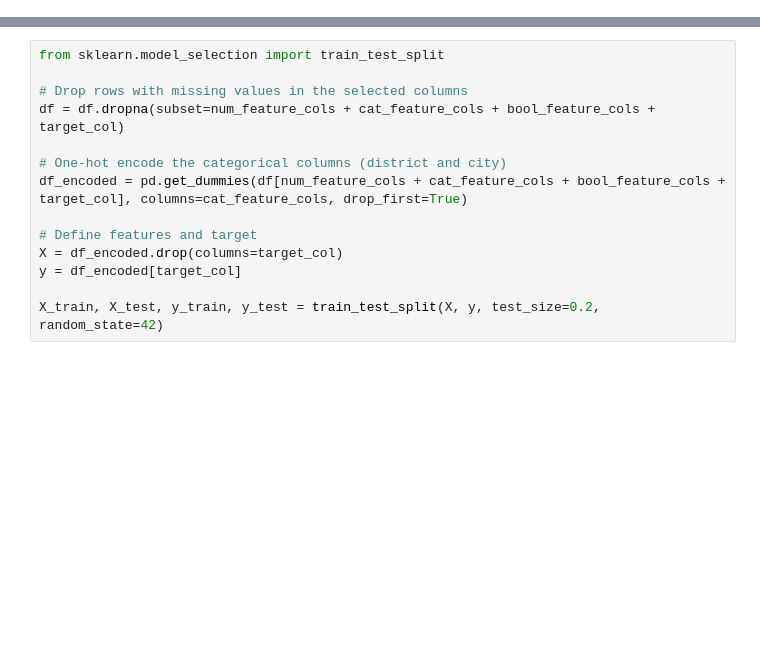
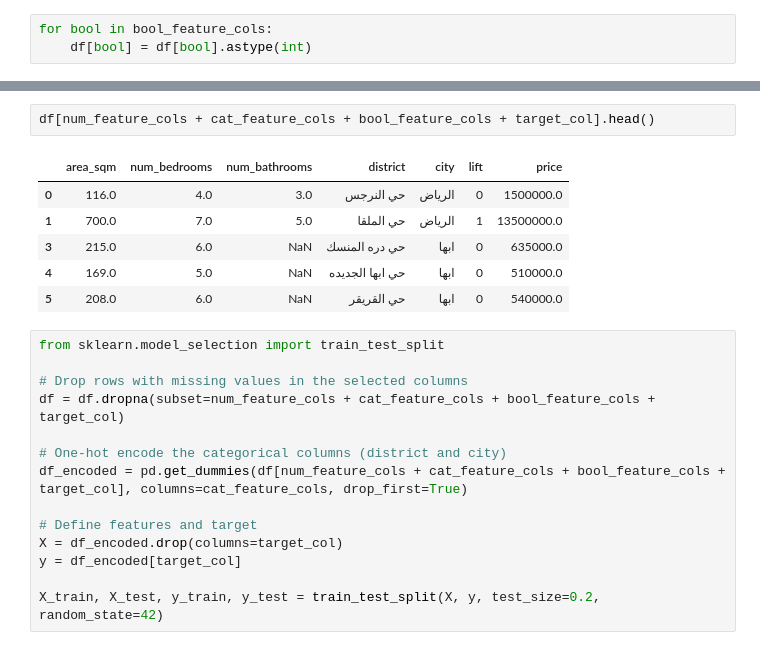
Before and after one commit to AFAskar/Machine-Learning-W3, a Jupyter notebook: aqar.ipynb, the cells around one changed output, grey strips where cells are left out. Drawn from its saved outputs; the diff is of its cells as text; blank space fills up the shorter version.

```diff
--- a/aqar.ipynb
+++ b/aqar.ipynb
@@ -80,0 +103,3 @@ df[num_feature_cols + cat_feature_cols + bool_feature_cols + target_col].head()
+# %%
+for bool in bool_feature_cols:
+    df[bool] = df[bool].astype(int)
@@ -81,3 +116,12 @@ df[num_feature_cols + cat_feature_cols + bool_feature_cols + target_col].head()
+# %%
+df[num_feature_cols + cat_feature_cols + bool_feature_cols + target_col].head()
+# %% [output]
+|  | area_sqm | num_bedrooms | num_bathrooms | district | city | lift | price |
+| 0 | 116.0 | 4.0 | 3.0 | حي النرجس | الرياض | 0 | 1500000.0 |
+| 1 | 700.0 | 7.0 | 5.0 | حي الملقا | الرياض | 1 | 13500000.0 |
+| 3 | 215.0 | 6.0 | NaN | حي دره المنسك | ابها | 0 | 635000.0 |
+| 4 | 169.0 | 5.0 | NaN | حي ابها الجديده | ابها | 0 | 510000.0 |
+| 5 | 208.0 | 6.0 | NaN | حي القريقر | ابها | 0 | 540000.0 |
 # %%
 from sklearn.model_selection import train_test_split
 
```
Also changed, not shown: parts of 11 cells of this notebook, 3 other files.
